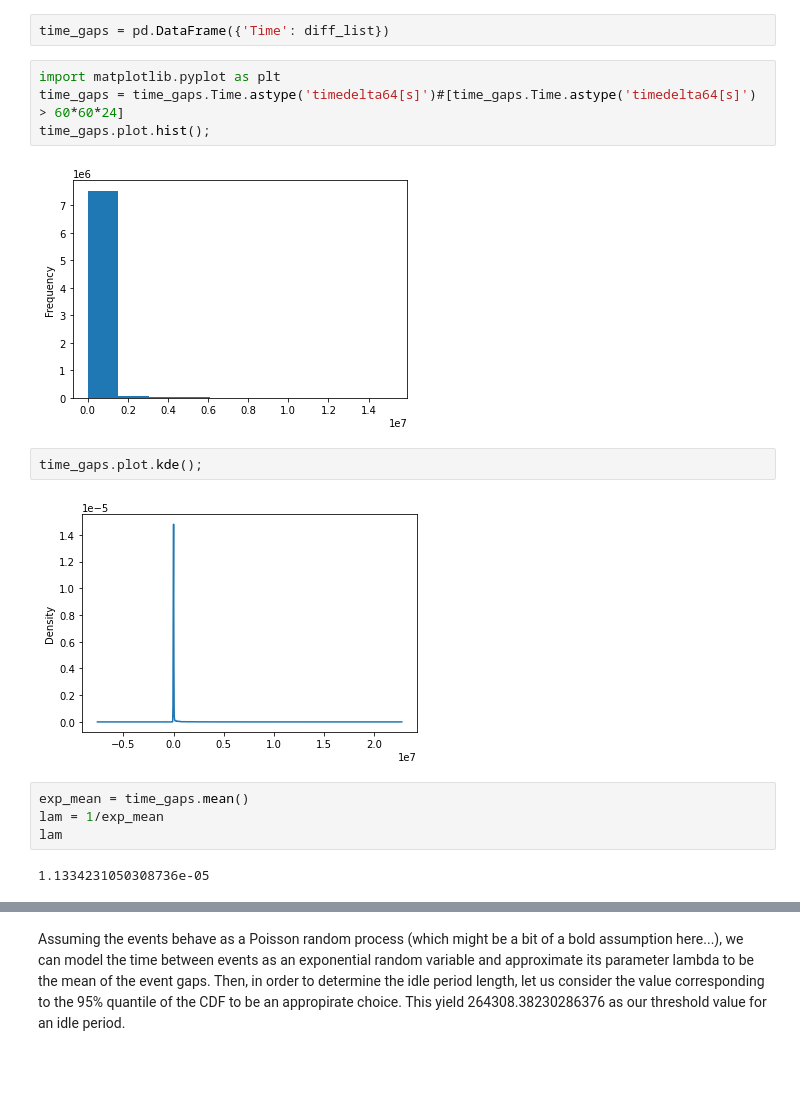
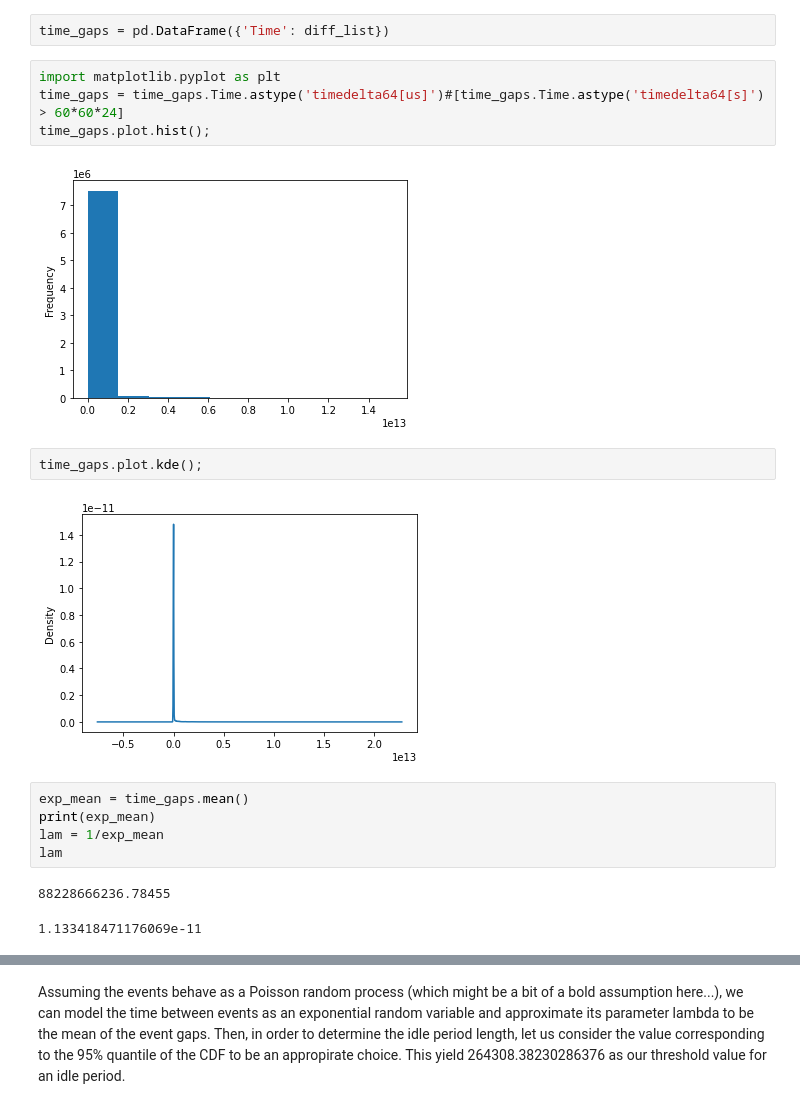
Before and after one commit to Data-ScienceHub/ETM, a Jupyter notebook: Code/IdleSequenceLengths.ipynb, the cells around one changed output, grey strips where cells are left out. Cells and saved outputs as stored; diff of their text form; blank space fills up the shorter version.

```diff
--- a/Code/IdleSequenceLengths.ipynb
+++ b/Code/IdleSequenceLengths.ipynb
@@ -42,20 +44,22 @@ for user in users:
 time_gaps = pd.DataFrame({'Time': diff_list})
 # %%
 import matplotlib.pyplot as plt
-time_gaps = time_gaps.Time.astype('timedelta64[s]')#[time_gaps.Time.astype('timedelta64[s]') > 60*60*24]
+time_gaps = time_gaps.Time.astype('timedelta64[us]')#[time_gaps.Time.astype('timedelta64[s]') > 60*60*24]
 time_gaps.plot.hist();
 # %% [output]
-[figure, old version]
+[figure, new version]
 # %%
 time_gaps.plot.kde();
 # %% [output]
-[figure, old version]
+[figure, new version]
 # %%
 exp_mean = time_gaps.mean()
+print(exp_mean)
 lam = 1/exp_mean
 lam
 # %% [output]
-1.1334231050308736e-05
+88228666236.78455
+1.133418471176069e-11
 # %%
 def f(x):
     return lam*np.exp(-lam*x)
```
Also changed, not shown: parts of 29 cells of this notebook.
